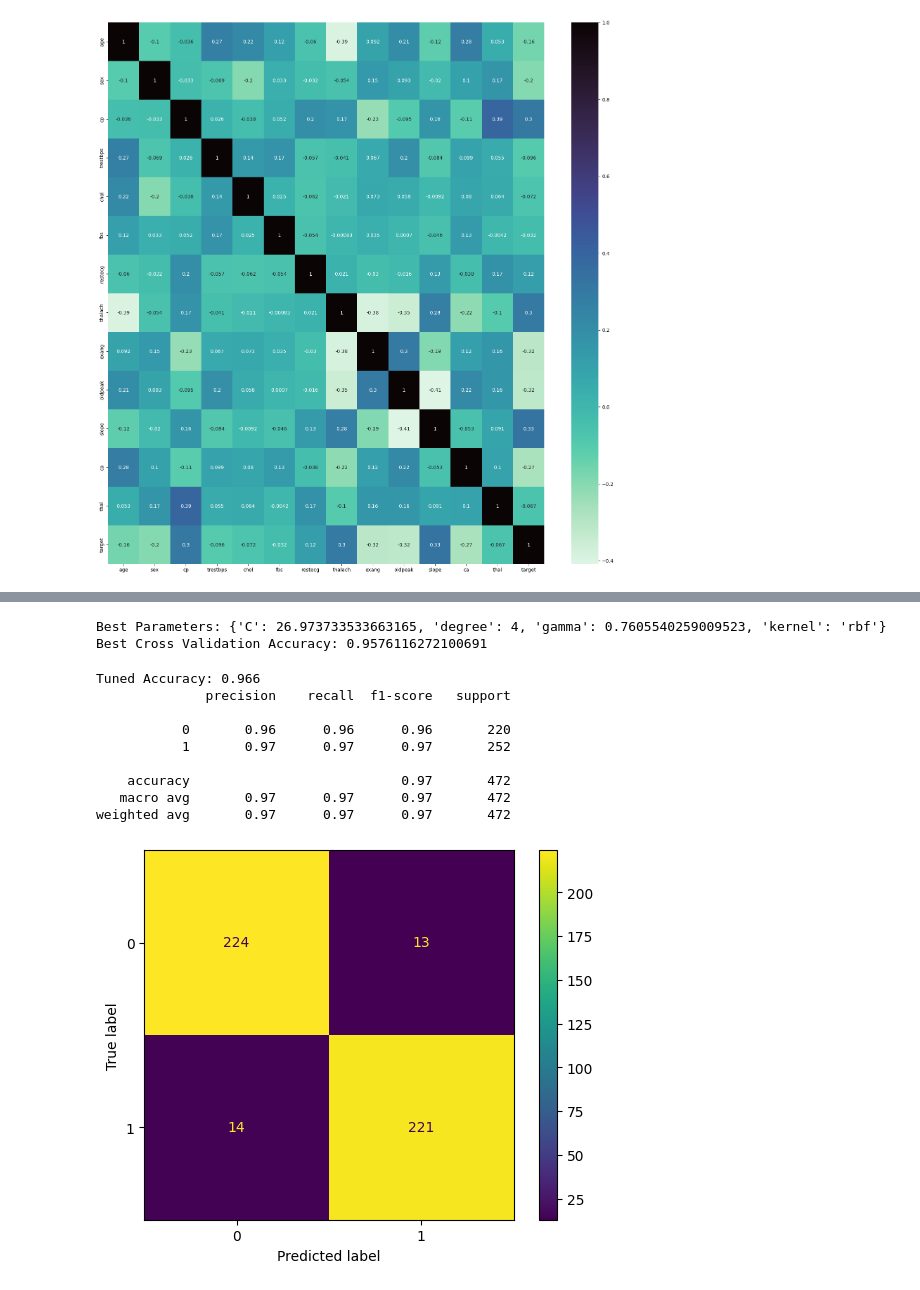
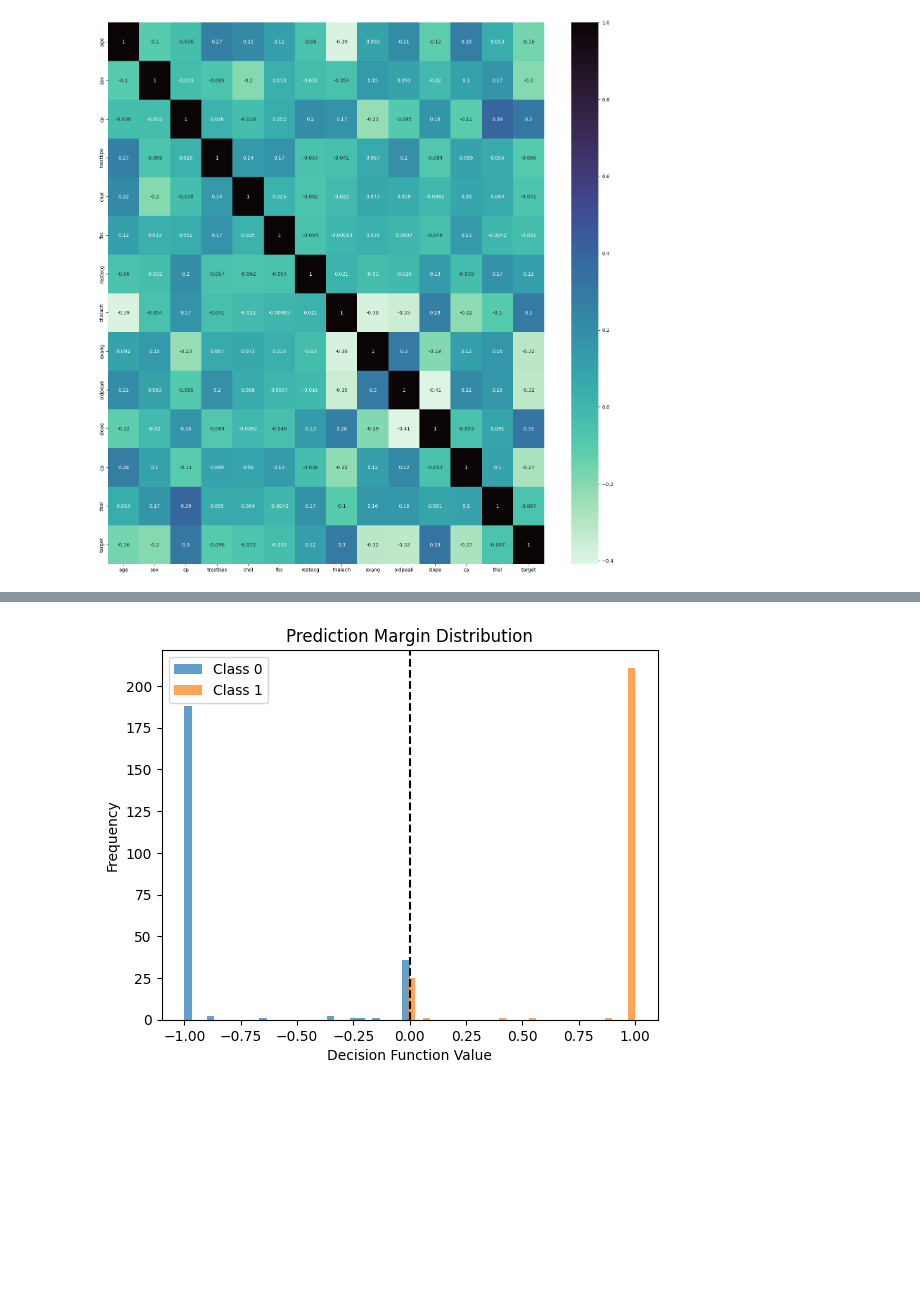
Before and after one commit to 00101010101/Heart-Disease-Prediction, a Jupyter notebook: model.ipynb, the cells around one changed output, grey strips where cells are left out. Saved outputs shown, nothing was run; the diff lists cells and outputs as text; code cells hidden in the pictures; blank space fills up the shorter version.

```diff
--- a/model.ipynb
+++ b/model.ipynb
@@ -269,14 +334,6 @@ param_grid = [
      'gamma': ['scale', 'auto']}
 ]
 
-svm_grid_search = GridSearchCV(SVC(random_state = 42, class_weight= 'balanced'),
-                           param_grid,
-                           cv = 10,
-                           scoring = 'accuracy',
-                           n_jobs = -1)
-
-svm_grid_search.fit(x_train, y_train)
-
-print("Best Parameters:", svm_grid_search.best_params_)
-print("Best Cross Validation Accuracy:", svm_grid_search.best_score_)
+svm_model = train_tuned_model(SVC(), param_grid, "SVM")
+print_tuned_metrics(svm_model)
 # %% [output]
@@ -301,44 +355,19 @@ weighted avg       0.97      0.97      0.97       472
-# %%
-from scipy.stats import loguniform
-
-param_dist = {
-    'kernel': ['linear', 'rbf', 'poly'],
-    'C': loguniform(1e-2, 1e2), #regularization parameter
-    'gamma': loguniform(1e-4, 1e1),
-    'degree': [2, 3, 4]
-}
-
-svm_random_search = RandomizedSearchCV(SVC(random_state = 42, class_weight= 'balanced'),
-                                   param_dist,
-                                   n_iter = 50,
-                                   cv = 10,
-                                   scoring = 'accuracy',
-                                   n_jobs = -1)
-svm_random_search.fit(x_train, y_train)
-
-print("Best Parameters:", svm_random_search.best_params_)
-print("Best Cross Validation Accuracy:", svm_random_search.best_score_)
-# %% [output]
-Best Parameters: {'C': 26.973733533663165, 'degree': 4, 'gamma': 0.7605540259009523, 'kernel': 'rbf'}
-Best Cross Validation Accuracy: 0.9576116272100691
-# %%
-optimal_svm_model_random: SVC = svm_random_search.best_estimator_
-
-predictions_random = optimal_svm_model_random.predict(x_test)
-print(f"Tuned Accuracy: {accuracy_score(y_test, predictions_random):.3f}")
-print(classification_report(y_test, predictions_random))
-# %% [output]
-Tuned Accuracy: 0.966
-              precision    recall  f1-score   support
-
-           0       0.96      0.96      0.96       220
-           1       0.97      0.97      0.97       252
-
-    accuracy                           0.97       472
-   macro avg       0.97      0.97      0.97       472
-weighted avg       0.97      0.97      0.97       472
-# %%
-ConfusionMatrixDisplay.from_predictions(y_test, predictions_random)
-plt.show()
-# %% [output]
-[figure, removed]
+# %%
+decision_values = svm_model["model"].decision_function(x_test)
+
+plt.hist(decision_values[y_test == 0],
+         bins=30,
+         alpha=0.7,
+         label='Class 0')
+plt.hist(decision_values[y_test == 1],
+         bins=30,
+         alpha=0.7,
+         label='Class 1')
+plt.axvline(0, color='black', linestyle='--')
+plt.title("Prediction Margin Distribution")
+plt.xlabel("Decision Function Value")
+plt.ylabel("Frequency")
+plt.legend()
+plt.show()
+# %% [output]
+[figure, added]
```
Also changed, not shown: parts of 25 cells of this notebook.
